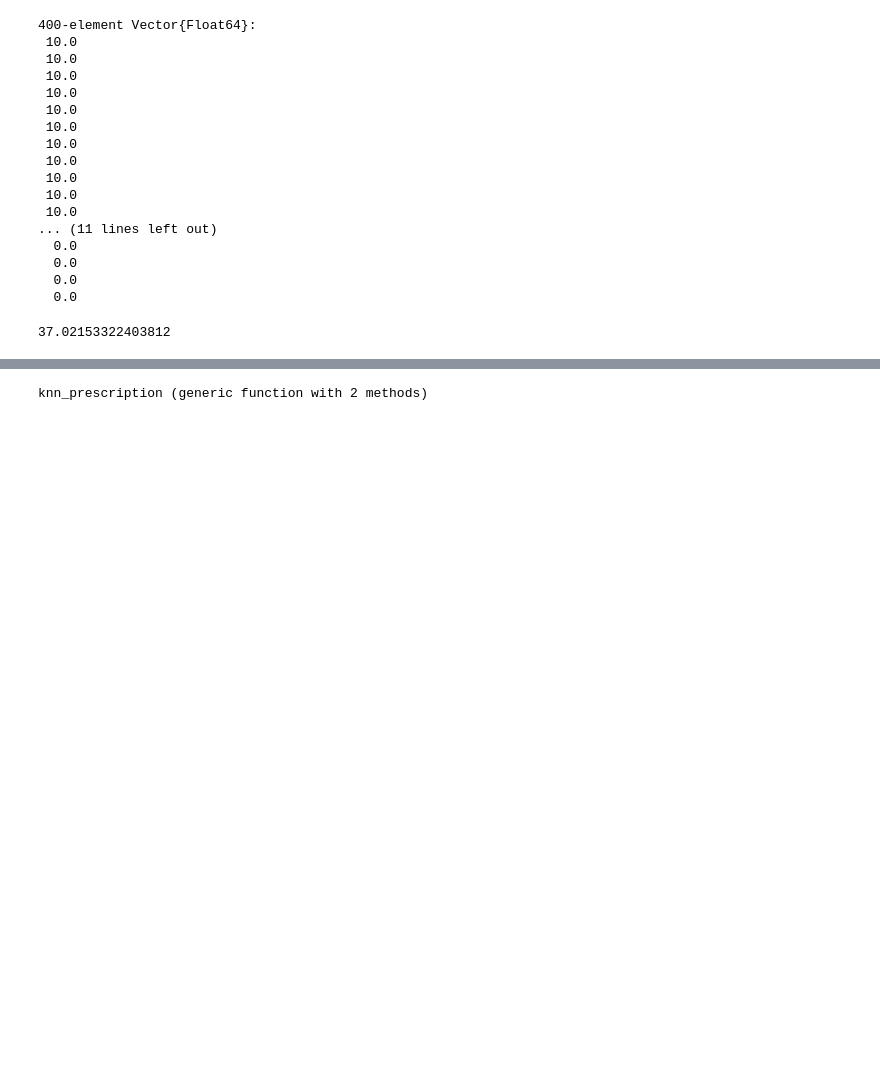
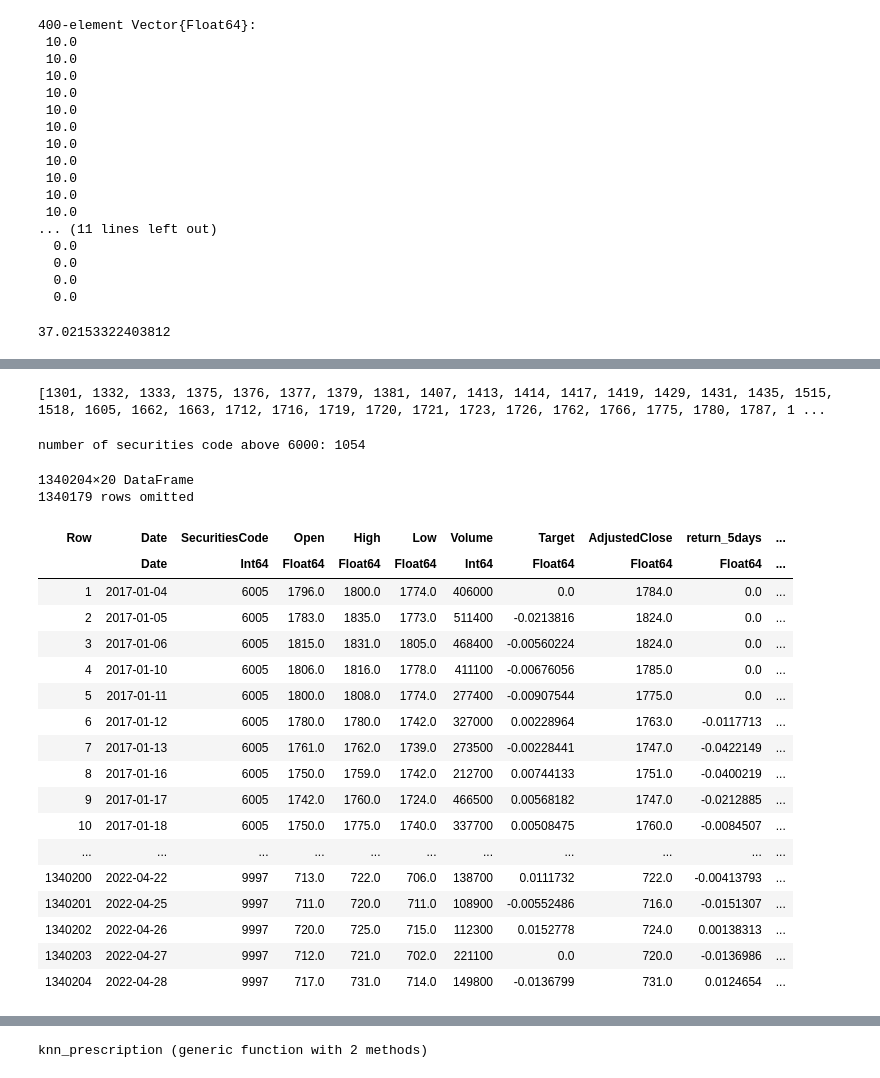
Before and after one commit to chesterkv/15.095-Machine-Learning, a Jupyter notebook: src/models/prescription.ipynb, the cells around one changed output, grey strips where cells are left out. Saved outputs shown, nothing was run; the diff lists cells and outputs as text; code cells hidden in the pictures; blank space fills up the shorter version.

```diff
--- a/src/models/prescription.ipynb
+++ b/src/models/prescription.ipynb
@@ -257,0 +285,32 @@ sum(w_opt_oracle[i] * df_2022_06_24_top[!,"Target"][i] for i in 1:200) - sum(w_o
+# %%
+print(unique(df[:, :SecuritiesCode]))
+# %% [output]
+[1301, 1332, 1333, 1375, 1376, 1377, 1379, 1381, 1407, 1413, 1414, 1417, 1419, 1429, 1431, 1435, 1515, 1518, 1605, 1662, 1663, 1712, 1716, 1719, 1720, 1721, 1723, 1726, 1762, 1766, 1775, 1780, 1787, 1 ...
+# %%
+df = df[df[:, :SecuritiesCode] .> 6000,:]
+print("number of securities code above 6000: ", size(unique(df[:, :SecuritiesCode]),1))
+# %% [output]
+number of securities code above 6000: 1054
+# %%
+df = df[:, Not([:Sector, :ma_5days, :ma_10days, :ma_30days, :ma_60days, :return_60days, :ema_60days, :volatility_60days])]
+# %% [output]
+1340204×20 DataFrame
+1340179 rows omitted
+| Row | Date | SecuritiesCode | Open | High | Low | Volume | Target | AdjustedClose | return_5days | ... |
+|  | Date | Int64 | Float64 | Float64 | Float64 | Int64 | Float64 | Float64 | Float64 | ... |
+| 1 | 2017-01-04 | 6005 | 1796.0 | 1800.0 | 1774.0 | 406000 | 0.0 | 1784.0 | 0.0 | ... |
+| 2 | 2017-01-05 | 6005 | 1783.0 | 1835.0 | 1773.0 | 511400 | -0.0213816 | 1824.0 | 0.0 | ... |
+| 3 | 2017-01-06 | 6005 | 1815.0 | 1831.0 | 1805.0 | 468400 | -0.00560224 | 1824.0 | 0.0 | ... |
+| 4 | 2017-01-10 | 6005 | 1806.0 | 1816.0 | 1778.0 | 411100 | -0.00676056 | 1785.0 | 0.0 | ... |
+| 5 | 2017-01-11 | 6005 | 1800.0 | 1808.0 | 1774.0 | 277400 | -0.00907544 | 1775.0 | 0.0 | ... |
+| 6 | 2017-01-12 | 6005 | 1780.0 | 1780.0 | 1742.0 | 327000 | 0.00228964 | 1763.0 | -0.0117713 | ... |
+| 7 | 2017-01-13 | 6005 | 1761.0 | 1762.0 | 1739.0 | 273500 | -0.00228441 | 1747.0 | -0.0422149 | ... |
+| 8 | 2017-01-16 | 6005 | 1750.0 | 1759.0 | 1742.0 | 212700 | 0.00744133 | 1751.0 | -0.0400219 | ... |
+| 9 | 2017-01-17 | 6005 | 1742.0 | 1760.0 | 1724.0 | 466500 | 0.00568182 | 1747.0 | -0.0212885 | ... |
+| 10 | 2017-01-18 | 6005 | 1750.0 | 1775.0 | 1740.0 | 337700 | 0.00508475 | 1760.0 | -0.0084507 | ... |
+| ... | ... | ... | ... | ... | ... | ... | ... | ... | ... | ... |
+| 1340200 | 2022-04-22 | 9997 | 713.0 | 722.0 | 706.0 | 138700 | 0.0111732 | 722.0 | -0.00413793 | ... |
+| 1340201 | 2022-04-25 | 9997 | 711.0 | 720.0 | 711.0 | 108900 | -0.00552486 | 716.0 | -0.0151307 | ... |
+| 1340202 | 2022-04-26 | 9997 | 720.0 | 725.0 | 715.0 | 112300 | 0.0152778 | 724.0 | 0.00138313 | ... |
+| 1340203 | 2022-04-27 | 9997 | 712.0 | 721.0 | 702.0 | 221100 | 0.0 | 720.0 | -0.0136986 | ... |
+| 1340204 | 2022-04-28 | 9997 | 717.0 | 731.0 | 714.0 | 149800 | -0.0136799 | 731.0 | 0.0124654 | ... |
```
Also changed, not shown: parts of 29 cells of this notebook, 2 other files.
